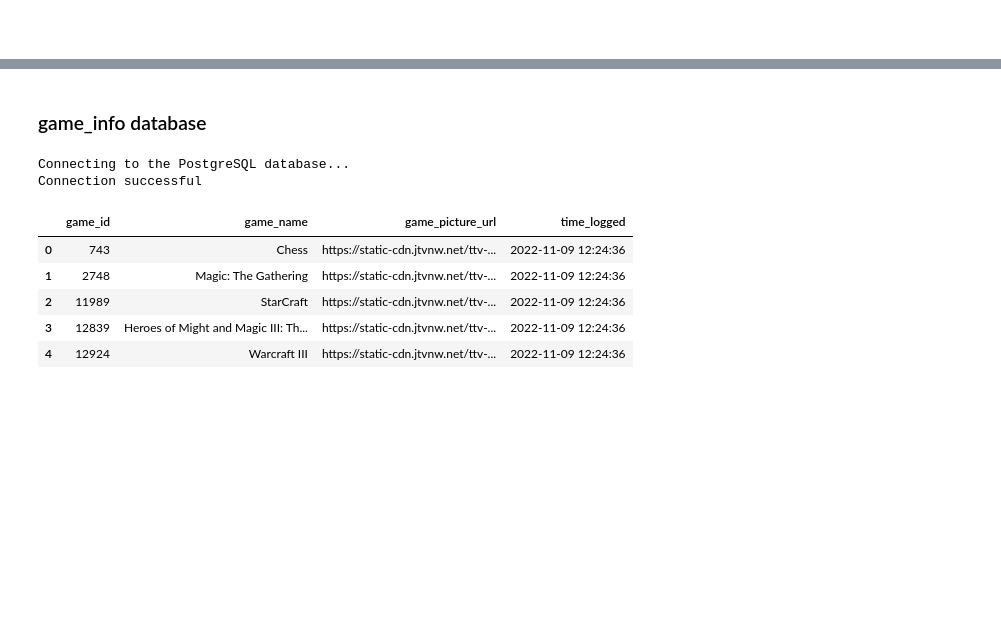
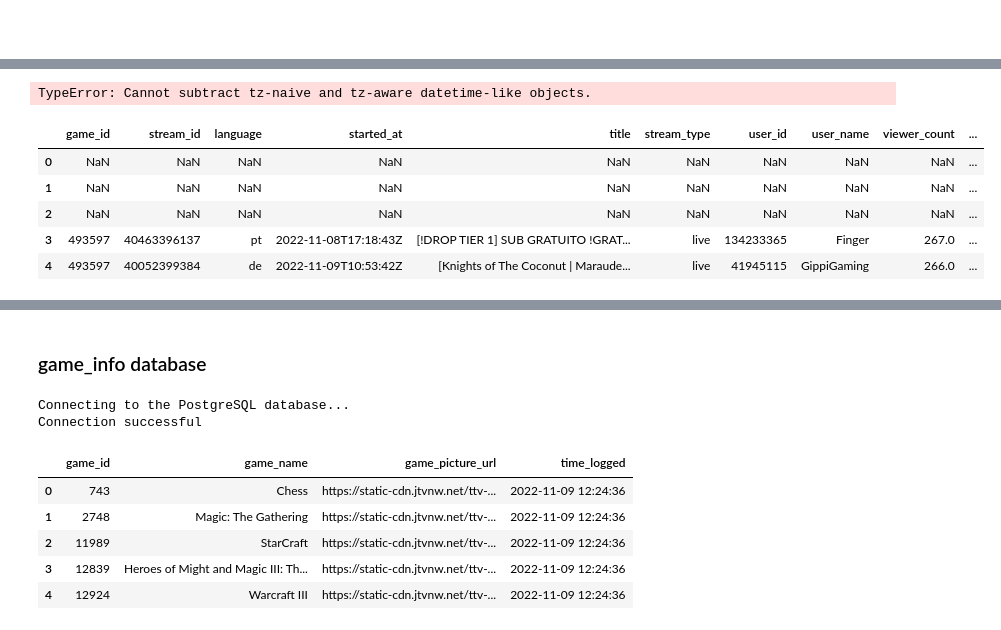
Before and after one commit to parthpahwa1/CSE-6242-Project, a Jupyter notebook: Twitch_PostgreSQL_database.ipynb, the cells around one changed output, grey strips where cells are left out. Saved outputs shown, nothing was run; the diff lists cells and outputs as text; code cells hidden in the pictures; blank space fills up the shorter version.

```diff
--- a/Twitch_PostgreSQL_database.ipynb
+++ b/Twitch_PostgreSQL_database.ipynb
@@ -79,0 +89,14 @@ Connection successful
+# %%
+temp = pd.to_datetime(stream_data["time_logged"])-pd.to_datetime(stream_data["started_at"])
+# %% [output]
+TypeError: Cannot subtract tz-naive and tz-aware datetime-like objects.
+# %%
+data = stream_data.copy()
+data.shift(3).head()
+# %% [output]
+|  | game_id | stream_id | language | started_at | title | stream_type | user_id | user_name | viewer_count | ... |
+| 0 | NaN | NaN | NaN | NaN | NaN | NaN | NaN | NaN | NaN | ... |
+| 1 | NaN | NaN | NaN | NaN | NaN | NaN | NaN | NaN | NaN | ... |
+| 2 | NaN | NaN | NaN | NaN | NaN | NaN | NaN | NaN | NaN | ... |
+| 3 | 493597 | 40463396137 | pt | 2022-11-08T17:18:43Z | [!DROP TIER 1] SUB GRATUITO !GRAT... | live | 134233365 | Finger | 267.0 | ... |
+| 4 | 493597 | 40052399384 | de | 2022-11-09T10:53:42Z | [Knights of The Coconut | Maraude... | live | 41945115 | GippiGaming | 266.0 | ... |
```
Also changed, not shown: parts of 2 cells of this notebook.
